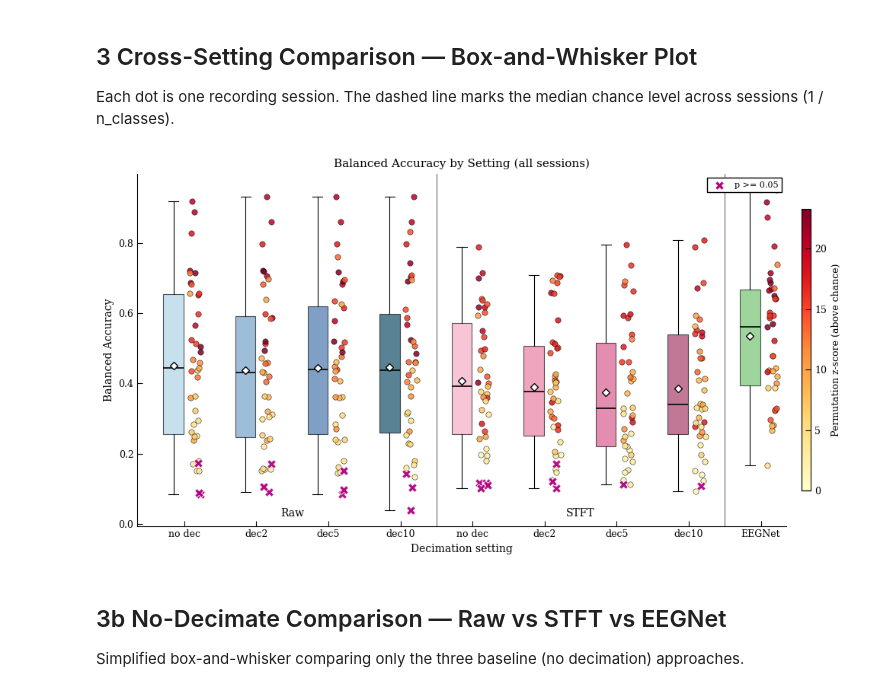
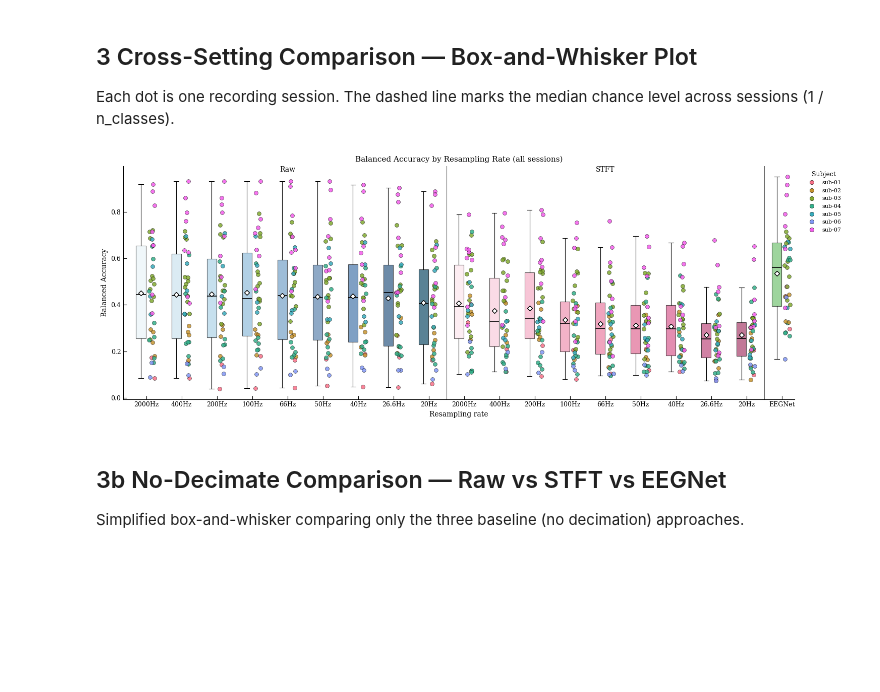
Before and after one commit to Neurosoft-Bioelectronics/auditorydecoding, a Jupyter notebook: notebooks/decimate_results_analysis.ipynb, the cells around one changed output. Cells and saved outputs as stored; diff of their text form; code cells hidden in the pictures; blank space fills up the shorter version.

```diff
--- a/notebooks/decimate_results_analysis.ipynb
+++ b/notebooks/decimate_results_analysis.ipynb
@@ -23,7 +25,7 @@ plt.style.use('academic.mplstyle')
 # %% [markdown]
 ## 1  Data Loading & Setting Labels
 # %%
-CSV_PATH = Path("/home/mila/s/sobralm/auditorydecoding/results/decimate_sweep_2.csv")
+CSV_PATH = Path("/home/mila/s/sobralm/auditorydecoding/results/decimate_sweep_3.csv")
 df = pd.read_csv(CSV_PATH)
 
 METRIC = "balanced_accuracy"
@@ -171,14 +217,13 @@ styled
 Each dot is one recording session. The dashed line marks the
 median chance level across sessions (1 / n_classes).
 # %%
-from matplotlib.colors import Normalize
-import matplotlib.cm as cm
+from matplotlib.lines import Line2D
 
 setting_to_idx = {s: i for i, s in enumerate(SETTING_ORDER)}
 BOX_OFFSET = -0.15
 STRIP_OFFSET = 0.15
 
-fig, ax = plt.subplots(figsize=(11, 5.5))
+fig, ax = plt.subplots(figsize=(15, 5.5))
 
 positions = [i + BOX_OFFSET for i in range(len(SETTING_ORDER))]
 box_data = [df.loc[df["setting"] == s, METRIC].values for s in SETTING_ORDER]
@@ -194,80 +239,75 @@ bp = ax.boxplot(
     whiskerprops=dict(color="black", linewidth=0.8),
     capprops=dict(color="black", linewidth=0.8),
 )
 for patch, setting in zip(bp["boxes"], SETTING_ORDER):
     patch.set_facecolor(PALETTE[setting])
     patch.set_edgecolor("black")
     patch.set_linewidth(0.8)
     patch.set_alpha(0.65)
 
-zscore_col = "perm_zscore"
-above_mask = df["perm_pvalue"] < ALPHA
-vmax = df.loc[above_mask, zscore_col].quantile(0.95) if above_mask.any() else 10
-norm = Normalize(vmin=0, vmax=vmax, clip=True)
-cmap = cm.YlOrRd
-
 rng = np.random.default_rng(42)
 for _, row in df.iterrows():
     xi = setting_to_idx[row["setting"]] + STRIP_OFFSET
     jitter = rng.uniform(-0.08, 0.08)
     y = row[METRIC]
 
-    if row["perm_pvalue"] < ALPHA:
-        color = cmap(norm(row[zscore_col]))
-        ax.scatter(
-            xi + jitter,
-            y,
-            s=28,
-            c=[color],
-            edgecolors="black",
-            linewidths=0.4,
-            alpha=0.85,
-            zorder=3,
-        )
-    else:
-        # Non-significant points are emphasized as magenta X markers.
-        ax.scatter(
-            xi + jitter,
-            y,
-            s=70,
-            marker="X",
-            c="#b1007f",
-            edgecolors="white",
-            linewidths=0.6,
-            alpha=0.95,
-            zorder=4,
-        )
+    ax.scatter(
+        xi + jitter,
+        y,
+        s=32,
+        c=[SUBJECT_COLORS[row["subject_id"]]],
+        edgecolors="black",
+        linewidths=0.4,
+        alpha=0.85,
+        zorder=3,
+    )
 
-# Legend handle for the emphasized non-significant points.
-ax.scatter([], [], s=70, marker="X", c="#b1007f", edgecolors="white", linewidths=0.6, label="p >= 0.05")
-
-sm = cm.ScalarMappable(cmap=cmap, norm=norm)
-sm.set_array([])
-cbar = fig.colorbar(sm, ax=ax, pad=0.02, aspect=30, shrink=0.8)
-cbar.set_label("Permutation z-score (above chance)", fontsize=9)
+subject_handles = [
+    Line2D(
+        [0],
+        [0],
+        marker="o",
+        linestyle="",
+        markerfacecolor=SUBJECT_COLORS[subject],
+        markeredgecolor="black",
+        markeredgewidth=0.4,
+        markersize=6,
+        label=subject,
+    )
+    for subject in SUBJECT_ORDER
+]
 
 
-dec_labels = ["no dec", "dec2", "dec5", "dec10", "no dec", "dec2", "dec5", "dec10", "EEGNet"]
+dec_labels = ["2000Hz", "400Hz", "200Hz", "100Hz", "66Hz", "50Hz", "40Hz", "26.6Hz", "20Hz", "2000Hz", "400Hz", "200Hz", "100Hz", "66Hz", "50Hz", "40Hz", "26.6Hz", "20Hz", "EEGNet"]
 ax.set_xticks(range(len(SETTING_ORDER)))
 ax.set_xticklabels(dec_labels)
-ax.axvline(3.5, color="black", linewidth=0.8, alpha=0.6)
-ax.axvline(7.5, color="black", linewidth=0.8, alpha=0.6)
-ax.text(1.5, 0.05, "Raw", ha="center", va="top", transform=ax.get_xaxis_transform(), fontsize=10)
-ax.text(5.5, 0.05, "STFT", ha="center", va="top", transform=ax.get_xaxis_transform(), fontsize=10)
+ax.axvline(8.5, color="black", linewidth=0.8, alpha=0.6)
+ax.axvline(17.5, color="black", linewidth=0.8, alpha=0.6)
+ax.text(4.0, 1.0, "Raw", ha="center", va="top", transform=ax.get_xaxis_transform(), fontsize=10)
+ax.text(13.0, 1.0, "STFT", ha="center", va="top", transform=ax.get_xaxis_transform(), fontsize=10)
+# ax.text(18.0, 0.05, "EEGNet", ha="center", va="top", transform=ax.get_xaxis_transform(), fontsize=10)
 
-ax.set_xlabel("Decimation setting")
+ax.set_xlabel("Resampling rate")
 ax.set_ylabel("Balanced Accuracy")
-ax.set_title("Balanced Accuracy by Setting (all sessions)")
-ax.legend(loc="upper right", fontsize=8)
+ax.set_title("Balanced Accuracy by Resampling Rate (all sessions)")
+ax.legend(
+    handles=subject_handles,
+    title="Subject",
+    bbox_to_anchor=(1.01, 1.0),
+    loc="upper left",
+    fontsize=8,
+    title_fontsize=9,
+    frameon=False,
+)
 sns.despine()
 
 fig.subplots_adjust(bottom=0.26)
 plt.tight_layout()
 plt.show()
 # Save the figure in high resolution
 fig.savefig("decimate_balanced_accuracy_by_setting.png", dpi=300, bbox_inches="tight")
 # %% [output]
-[figure, old version]
+[figure, new version]
 # %% [markdown]
 ## 3b  No-Decimate Comparison — Raw vs STFT vs EEGNet
 
```
Also changed, not shown: parts of 7 cells of this notebook, 5 other files.
